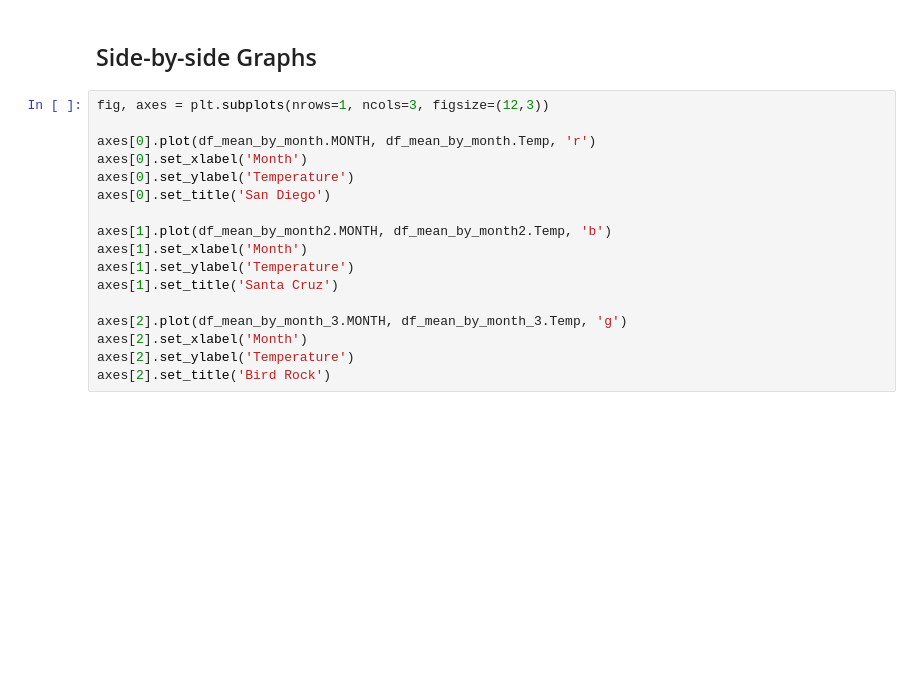
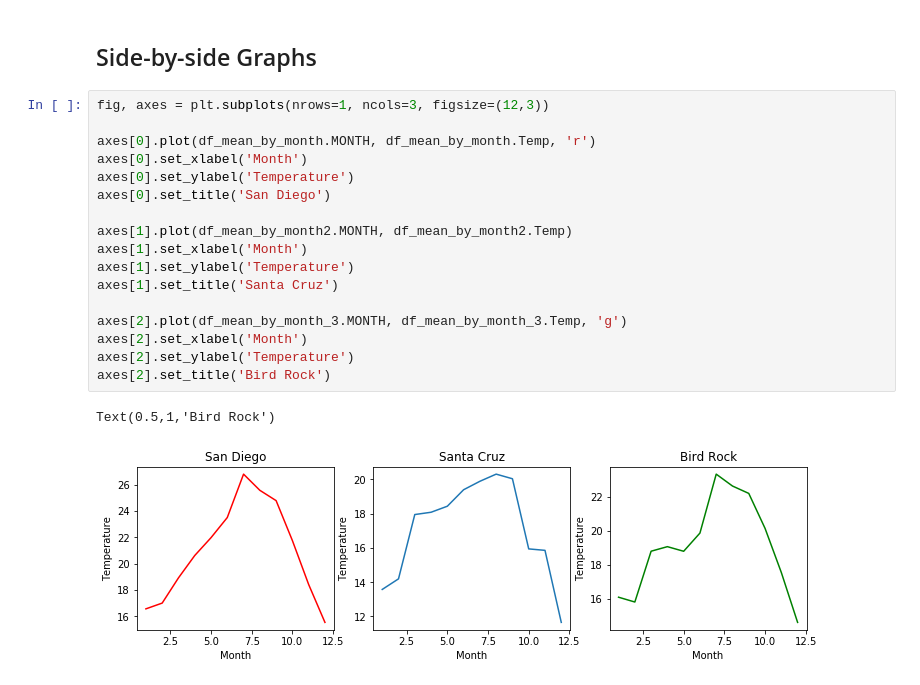
Before and after one commit to gbatzel/sio209_project, a Jupyter notebook: code/timeseries.ipynb, the cells around one changed output. Saved outputs shown, nothing was run; the diff lists cells and outputs as text; blank space fills up the shorter version.

```diff
--- a/code/timeseries.ipynb
+++ b/code/timeseries.ipynb
@@ -164,17 +169,20 @@ plt.plot(df_mean_by_month_3.MONTH, df_mean_by_month_3.Temp)
 # %%
 fig, axes = plt.subplots(nrows=1, ncols=3, figsize=(12,3))
 
 axes[0].plot(df_mean_by_month.MONTH, df_mean_by_month.Temp, 'r')
 axes[0].set_xlabel('Month')
 axes[0].set_ylabel('Temperature')
 axes[0].set_title('San Diego')
 
-axes[1].plot(df_mean_by_month2.MONTH, df_mean_by_month2.Temp, 'b')
+axes[1].plot(df_mean_by_month2.MONTH, df_mean_by_month2.Temp)
 axes[1].set_xlabel('Month')
 axes[1].set_ylabel('Temperature')
 axes[1].set_title('Santa Cruz')
 
 axes[2].plot(df_mean_by_month_3.MONTH, df_mean_by_month_3.Temp, 'g')
 axes[2].set_xlabel('Month')
 axes[2].set_ylabel('Temperature')
 axes[2].set_title('Bird Rock')
+# %% [output]
+Text(0.5,1,'Bird Rock')
+[figure, added]
```
Also changed, not shown: parts of 2 cells of this notebook.
